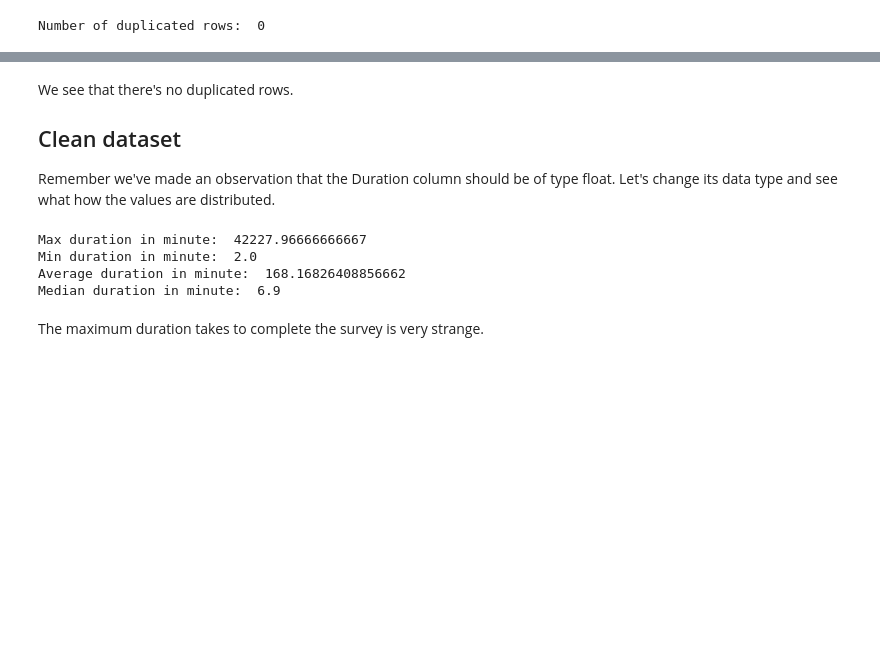
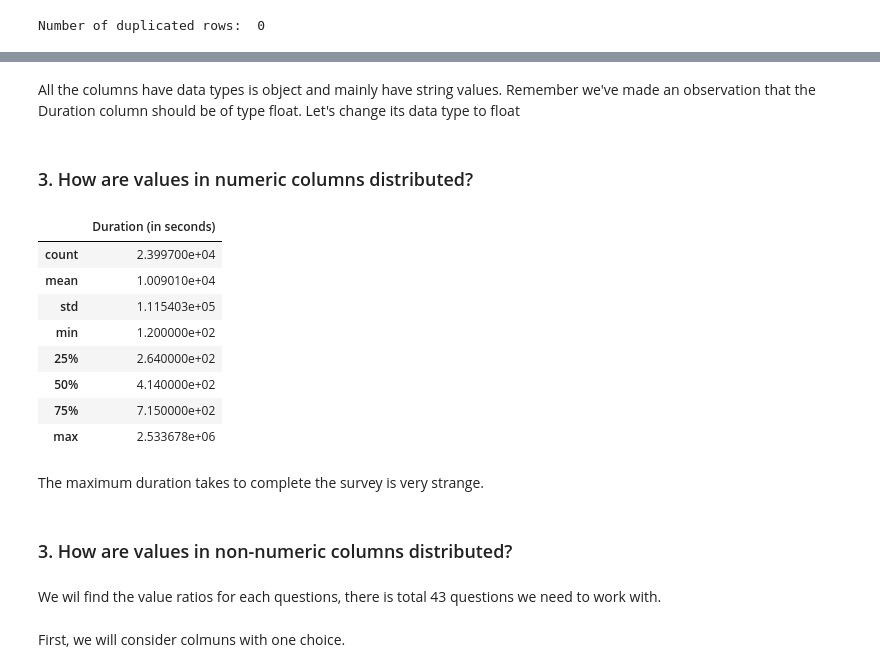
Before and after one commit to HTNam1710/P4DS_FinalProject, a Jupyter notebook: Source/data_exploration.ipynb, the cells around one changed output, grey strips where cells are left out. Cells and saved outputs as stored; diff of their text form; code cells hidden in the pictures; blank space fills up the shorter version.

```diff
--- a/Source/data_exploration.ipynb
+++ b/Source/data_exploration.ipynb
@@ -115,21 +630,27 @@ Number of duplicated rows:  0
 # %% [markdown]
-We see that there's no duplicated rows.
-
-## Clean dataset
-
-Remember we've made an observation that the Duration column should be of type float. Let's change its data type and see what how the values are distributed.
+All the columns have data types is object and mainly have string values.
+Remember we've made an observation that the Duration column should be of type float. Let's change its data type to float
 # %%
 ds_survey_df['Duration (in seconds)'] = ds_survey_df['Duration (in seconds)'].astype(np.float64)
-# %%
-# Let's check out the distribution of the data
-print("Max duration in minute: ", ds_survey_df['Duration (in seconds)'].max()/60)
-print("Min duration in minute: ", ds_survey_df['Duration (in seconds)'].min()/60)
-print("Average duration in minute: ", np.average(ds_survey_df['Duration (in seconds)'])/60)
-print("Median duration in minute: ", ds_survey_df['Duration (in seconds)'].median()/60)
-# %% [output]
-Max duration in minute:  42227.96666666667
-Min duration in minute:  2.0
-Average duration in minute:  168.16826408856662
-Median duration in minute:  6.9
+# %% [markdown]
+### 3. How are values in numeric columns distributed?
+# %%
+ds_survey_df.describe()
+# %% [output]
+|  | Duration (in seconds) |
+| count | 2.399700e+04 |
+| mean | 1.009010e+04 |
+| std | 1.115403e+05 |
+| min | 1.200000e+02 |
+| 25% | 2.640000e+02 |
+| 50% | 4.140000e+02 |
+| 75% | 7.150000e+02 |
+| max | 2.533678e+06 |
 # %% [markdown]
 The maximum duration takes to complete the survey is very strange.
+# %% [markdown]
+### 3. How are values in non-numeric columns distributed?
+# %% [markdown]
+We wil find the value ratios for each questions, there is total 43 questions we need to work with.
+# %% [markdown]
+First, we will consider colmuns with one choice.
```
Also changed, not shown: parts of 30 cells of this notebook, 1 other file.
